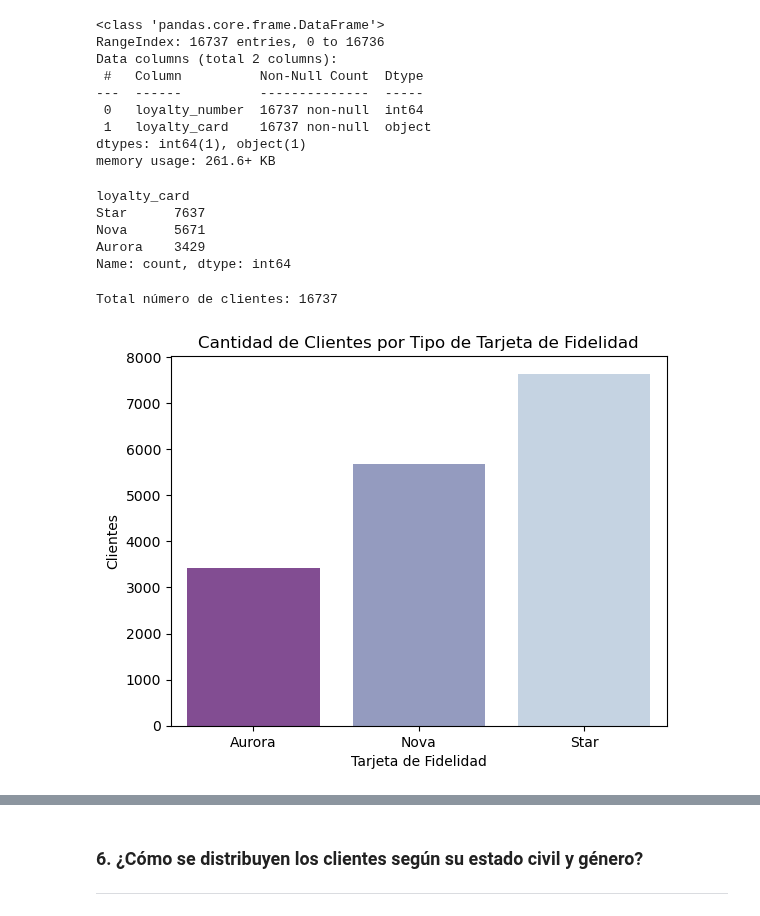
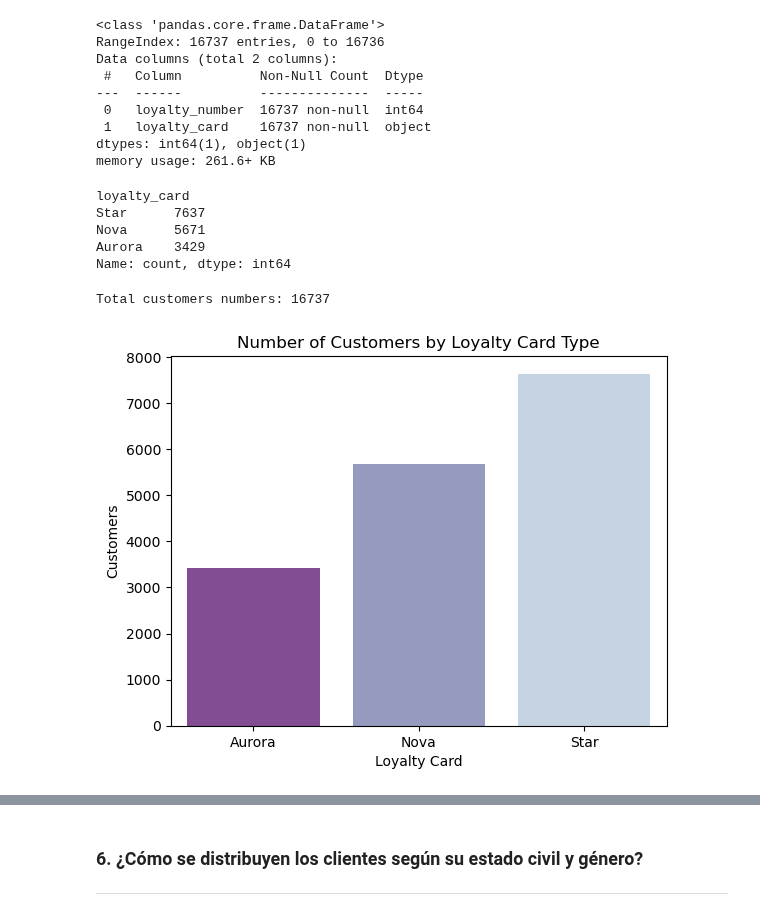
Before and after one commit to MarPastor/airline_analysis_Mar, a Jupyter notebook: notebook/airline_analysis_mar.ipynb, the cells around one changed output, grey strips where cells are left out. Drawn from its saved outputs; the diff is of its cells as text; code cells hidden in the pictures.

```diff
--- a/notebook/airline_analysis_mar.ipynb
+++ b/notebook/airline_analysis_mar.ipynb
@@ -1448,16 +1448,16 @@ Data columns (total 2 columns):
 dtypes: int64(1), object(1)
 memory usage: 261.6+ KB
 # %%
-# verificar la cantidad de 'loyalty_card' que existen en el DataFrame, por cada categoría
-# una Tarjeta de Fidelidad representa un cliente
+# Check the number of 'loyalty cards' in the DataFrame, by category
+# Each loyalty card represents one customer
 
 display(df_loyalty['loyalty_card'].value_counts())
-print(f'Total número de clientes: {df_loyalty['loyalty_card'].value_counts().sum()}') # total de clientes en el DataFrame
+print(f'Total customers numbers: {df_loyalty['loyalty_card'].value_counts().sum()}') # total number of customers in the DataFrame
 # %% [output]
 loyalty_card
 Star      7637
 Nova      5671
 Aurora    3429
 Name: count, dtype: int64
-Total número de clientes: 16737
+Total customers numbers: 16737
 # %%
@@ -1465,18 +1465,18 @@ Total número de clientes: 16737
 
 custom_palette_asc = sns.color_palette('BuPu_r', n_colors=3)
 # %%
-# crear un nuevo DataFrame
-# agrupar usando la función 'groupby()' y contar clientes por cada Tipo de Tarjeta de Fidelidad usando función 'count()'
+# Create a new DataFrame
+# Group data using the 'groupby()' function and count the number of customers for each Loyalty Card type using the 'count()' function
 
-df_tarjetas = df_loyalty.groupby('loyalty_card', as_index=False)['loyalty_number'].count()
+df_loyalty_card = df_loyalty.groupby('loyalty_card', as_index=False)['loyalty_number'].count()
 
-# usar 'seaborn'('barplot') para representar una variable numérica 'loyalty_number' con una variable categórica 'loyalty_card'
+# Use 'seaborn' (barplot) to visualize a numerical variable 'loyalty_number' with a categorical variable 'loyalty_card'
 
-sns.barplot(data=df_tarjetas, x='loyalty_card', y='loyalty_number', errorbar=None, palette=custom_palette_asc)
-plt.title('Cantidad de Clientes por Tipo de Tarjeta de Fidelidad')
-plt.ylabel('Clientes')
-plt.xlabel('Tarjeta de Fidelidad')
+sns.barplot(data=df_loyalty_card, x='loyalty_card', y='loyalty_number', errorbar=None, palette=custom_palette_asc)
+plt.title('Number of Customers by Loyalty Card Type')
+plt.ylabel('Customers')
+plt.xlabel('Loyalty Card')
 plt.show();
 # %% [output]
-[figure, old version]
+[figure, new version]
 # %%
```
Also changed, not shown: parts of 10 cells of this notebook.
